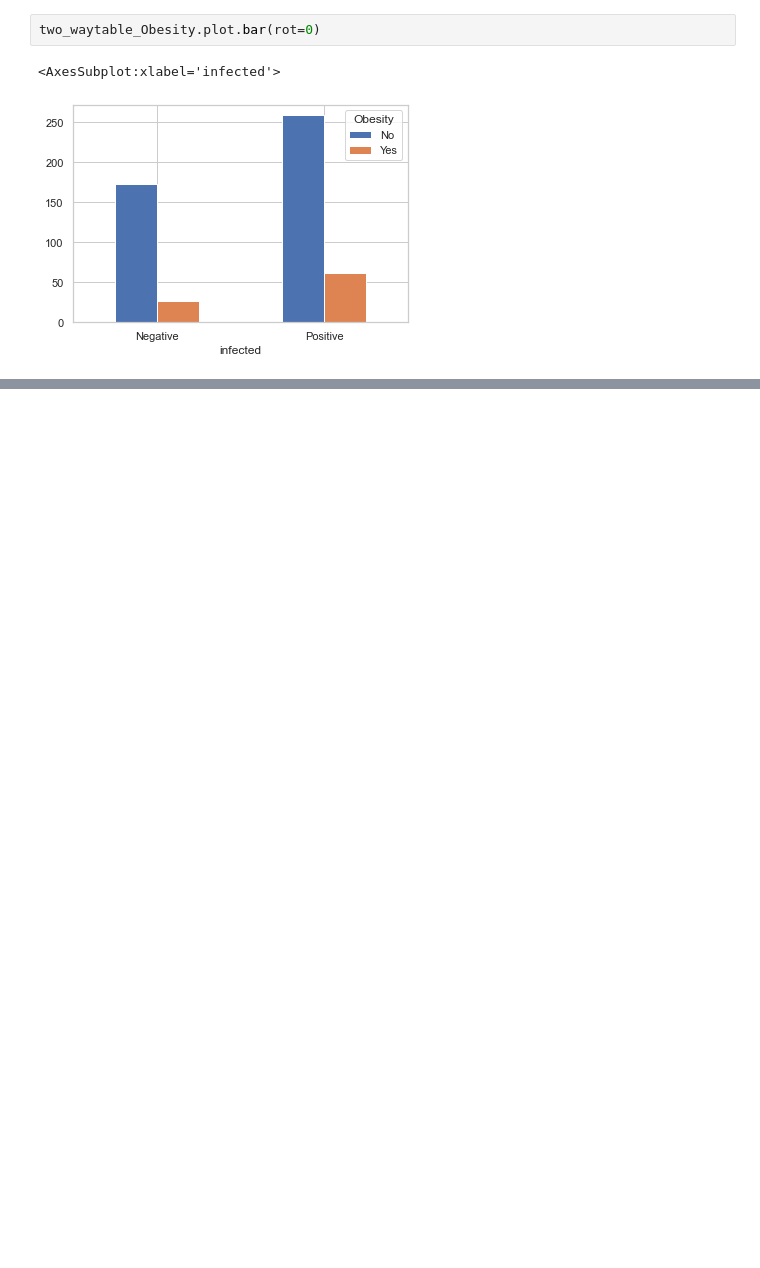
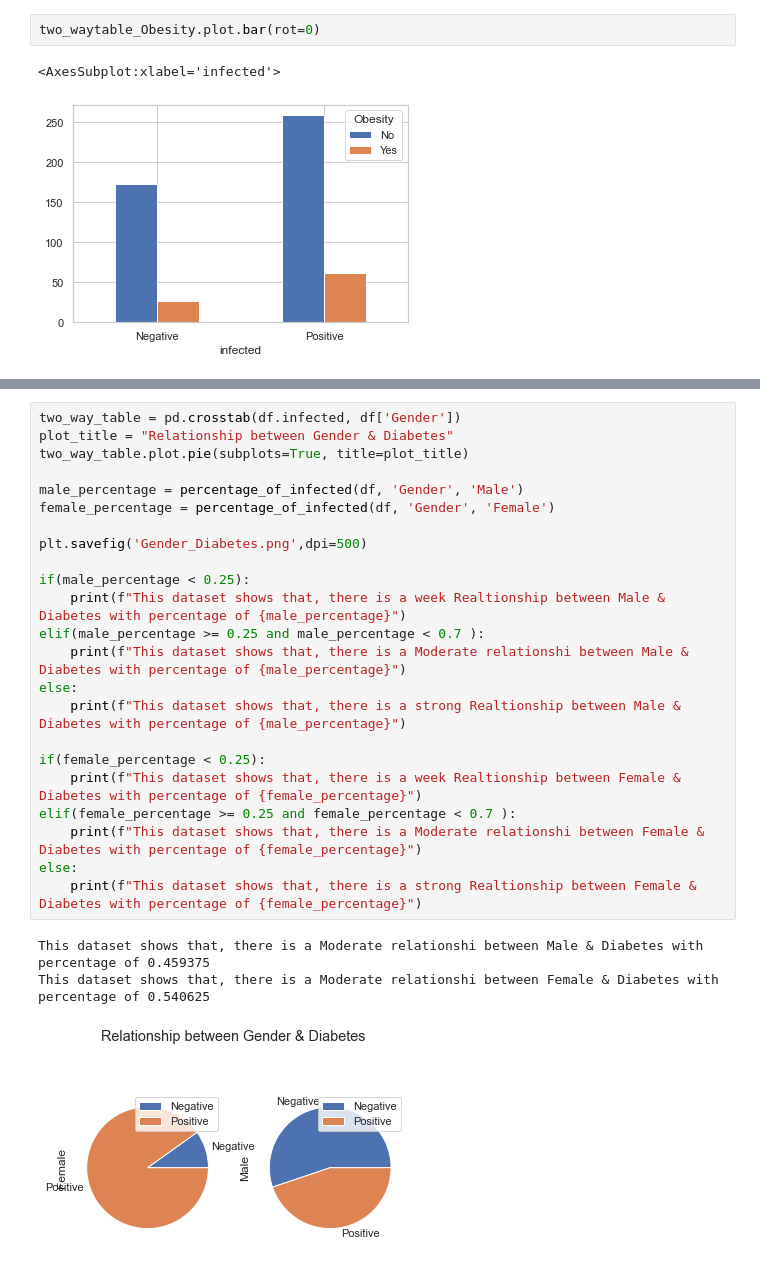
Before and after one commit to Yousef-Salah/Statistical-Analysis, a Jupyter notebook: Statistical-Analysis.ipynb, the cells around one changed output, grey strips where cells are left out. Saved outputs shown, nothing was run; the diff lists cells and outputs as text; blank space fills up the shorter version.

```diff
--- a/Statistical-Analysis.ipynb
+++ b/Statistical-Analysis.ipynb
@@ -167,0 +222,27 @@ two_waytable_Obesity.plot.bar(rot=0)
+# %%
+two_way_table = pd.crosstab(df.infected, df['Gender'])
+plot_title = "Relationship between Gender & Diabetes"
+two_way_table.plot.pie(subplots=True, title=plot_title)
+
+male_percentage = percentage_of_infected(df, 'Gender', 'Male')
+female_percentage = percentage_of_infected(df, 'Gender', 'Female')
+
+plt.savefig('Gender_Diabetes.png',dpi=500)
+
+if(male_percentage < 0.25):
+    print(f"This dataset shows that, there is a week Realtionship between Male & Diabetes with percentage of {male_percentage}")
+elif(male_percentage >= 0.25 and male_percentage < 0.7 ):
+    print(f"This dataset shows that, there is a Moderate relationshi between Male & Diabetes with percentage of {male_percentage}")
+else:
+    print(f"This dataset shows that, there is a strong Realtionship between Male & Diabetes with percentage of {male_percentage}")
+
+if(female_percentage < 0.25):
+    print(f"This dataset shows that, there is a week Realtionship between Female & Diabetes with percentage of {female_percentage}")
+elif(female_percentage >= 0.25 and female_percentage < 0.7 ):
+    print(f"This dataset shows that, there is a Moderate relationshi between Female & Diabetes with percentage of {female_percentage}")
+else:
+    print(f"This dataset shows that, there is a strong Realtionship between Female & Diabetes with percentage of {female_percentage}")
+# %% [output]
+This dataset shows that, there is a Moderate relationshi between Male & Diabetes with percentage of 0.459375
+This dataset shows that, there is a Moderate relationshi between Female & Diabetes with percentage of 0.540625
+[figure, added]
```
Also changed, not shown: parts of 28 cells of this notebook, 1 other file.
